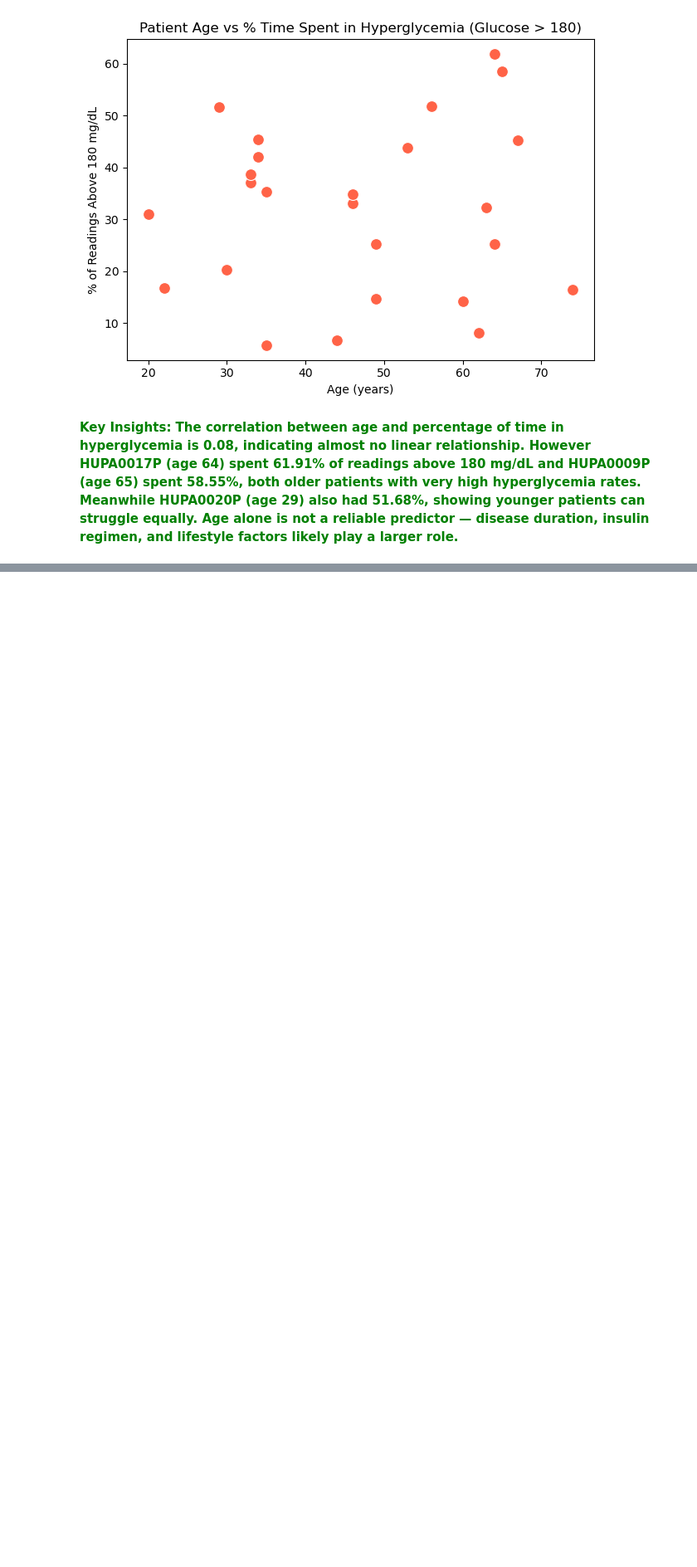
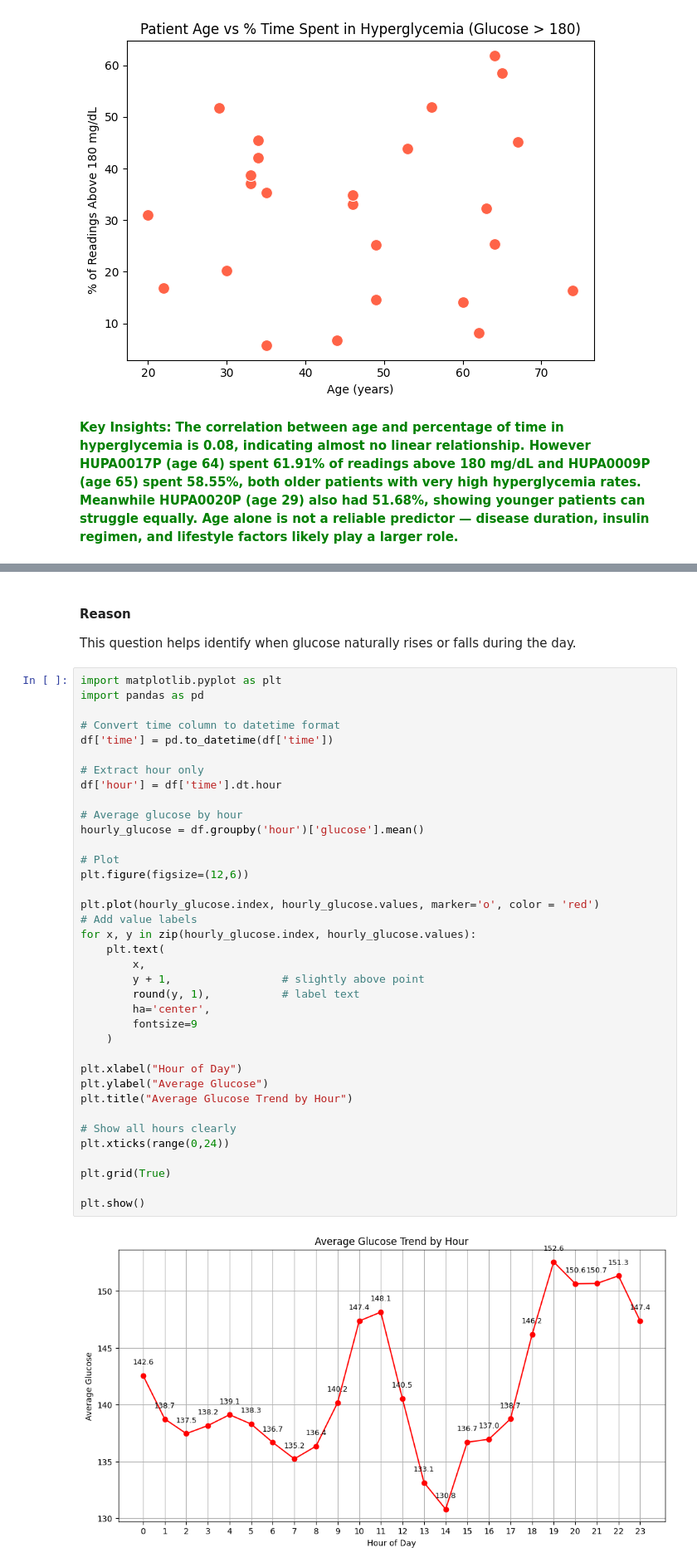
Before and after one commit to PoojaBELURE1724/Team6_DataDynamos_Python-Hackathon_MAY-2026, a Jupyter notebook: Team6_DataDynamos_category3.PrescriptiveAnalysis.ipynb, the cells around one changed output, grey strips where cells are left out. Shown at 83% size. Drawn from its saved outputs; the diff is of its cells as text; blank space fills up the shorter version.

```diff
--- a/Team6_DataDynamos_category3.PrescriptiveAnalysis.ipynb
+++ b/Team6_DataDynamos_category3.PrescriptiveAnalysis.ipynb
@@ -351,0 +553,42 @@ play a larger role.</span>**
+# %% [markdown]
+#### **Reason**
+This question helps identify when glucose naturally rises or falls during the day.
+# %%
+import matplotlib.pyplot as plt
+import pandas as pd
+
+# Convert time column to datetime format
+df['time'] = pd.to_datetime(df['time'])
+
+# Extract hour only
+df['hour'] = df['time'].dt.hour
+
+# Average glucose by hour
+hourly_glucose = df.groupby('hour')['glucose'].mean()
+
+# Plot
+plt.figure(figsize=(12,6))
+
+plt.plot(hourly_glucose.index, hourly_glucose.values, marker='o', color = 'red')
+# Add value labels
+for x, y in zip(hourly_glucose.index, hourly_glucose.values):
+    plt.text(
+        x,
+        y + 1,                 # slightly above point
+        round(y, 1),           # label text
+        ha='center',
+        fontsize=9
+    )
+
+plt.xlabel("Hour of Day")
+plt.ylabel("Average Glucose")
+plt.title("Average Glucose Trend by Hour")
+
+# Show all hours clearly
+plt.xticks(range(0,24))
+
+plt.grid(True)
+
+plt.show()
+# %% [output]
+[figure, added]
```
Also changed, not shown: parts of 17 cells of this notebook.
